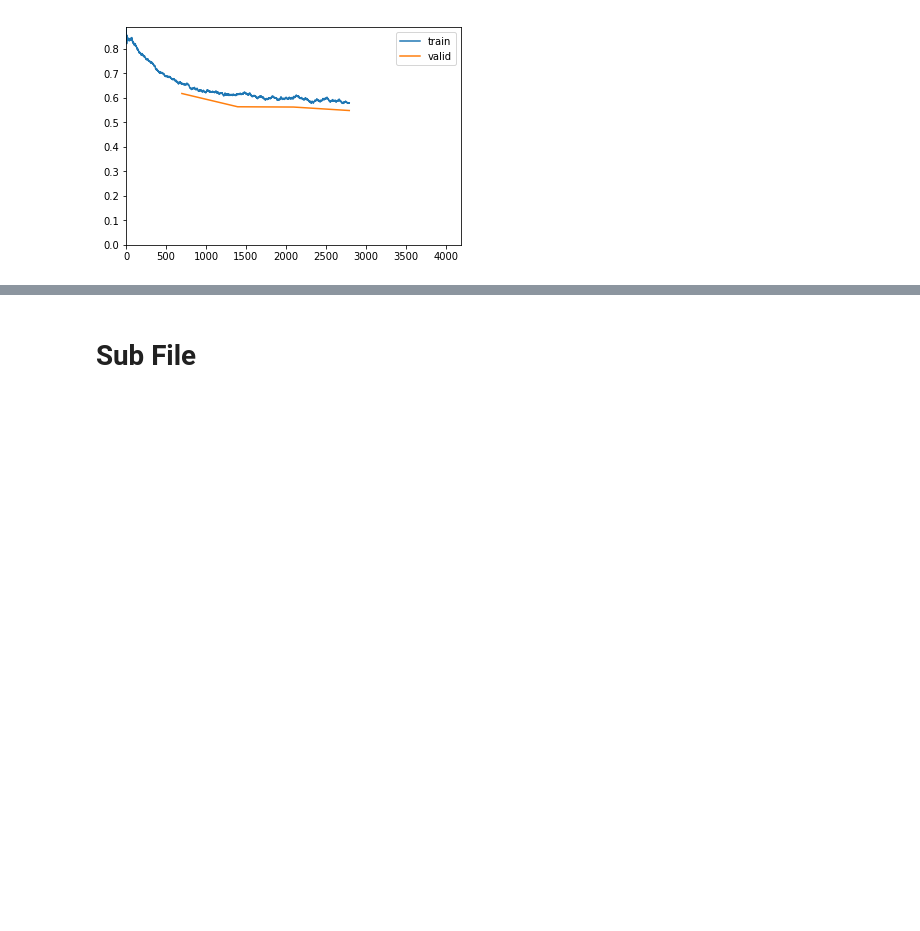
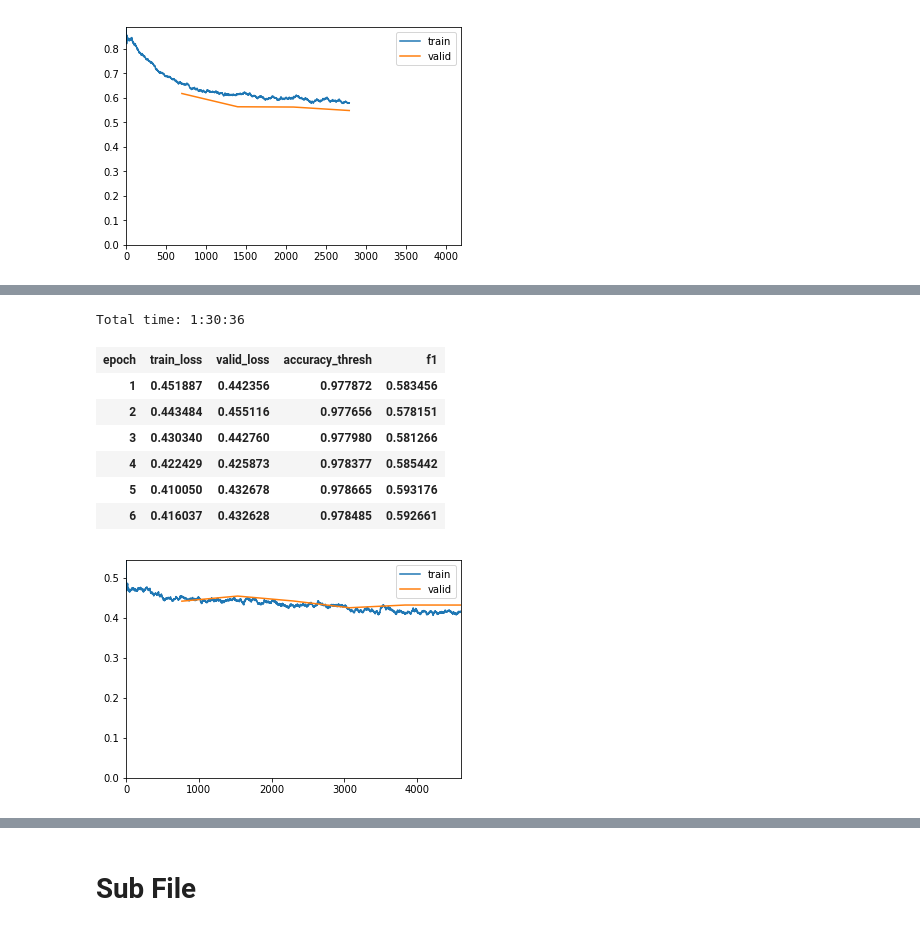
Before and after one commit to clarecowie/kaggle_hpa, a Jupyter notebook: R18.ipynb, the cells around one changed output, grey strips where cells are left out. Cells and saved outputs as stored; diff of their text form; code cells hidden in the pictures; blank space fills up the shorter version.

```diff
--- a/R18.ipynb
+++ b/R18.ipynb
@@ -125,4 +169,4 @@ p,t = learn.get_preds(ds_type=DatasetType.Test)
 # %% [markdown]
 # 512
 # %%
-data = get_data(512, 128, 0.1, sample=None)
+data = get_data(512, 128, 0.01, sample=None)
@@ -132,0 +173,2 @@ learn.freeze()
+# %%
+learn = get_learner(data, focal=True, fp16=True)
@@ -143,3 +187,5 @@ learn.freeze()
 [figure]
 # %%
 learn.save('r18_512')
+# %%
+learn.load('r18_512_u')
@@ -146,4 +210,15 @@ learn.save('r18_512')
 # %%
 learn.unfreeze()
 # %%
+lr = 1e-3
 %time learn.fit_one_cycle(6, slice(lr/10, lr/5))
+# %% [output]
+Total time: 1:30:36
+| epoch | train_loss | valid_loss | accuracy_thresh | f1 |
+| 1 | 0.451887 | 0.442356 | 0.977872 | 0.583456 |
+| 2 | 0.443484 | 0.455116 | 0.977656 | 0.578151 |
+| 3 | 0.430340 | 0.442760 | 0.977980 | 0.581266 |
+| 4 | 0.422429 | 0.425873 | 0.978377 | 0.585442 |
+| 5 | 0.410050 | 0.432678 | 0.978665 | 0.593176 |
+| 6 | 0.416037 | 0.432628 | 0.978485 | 0.592661 |
+[figure, added]
```
Also changed, not shown: parts of 14 cells of this notebook, 3 other files.
